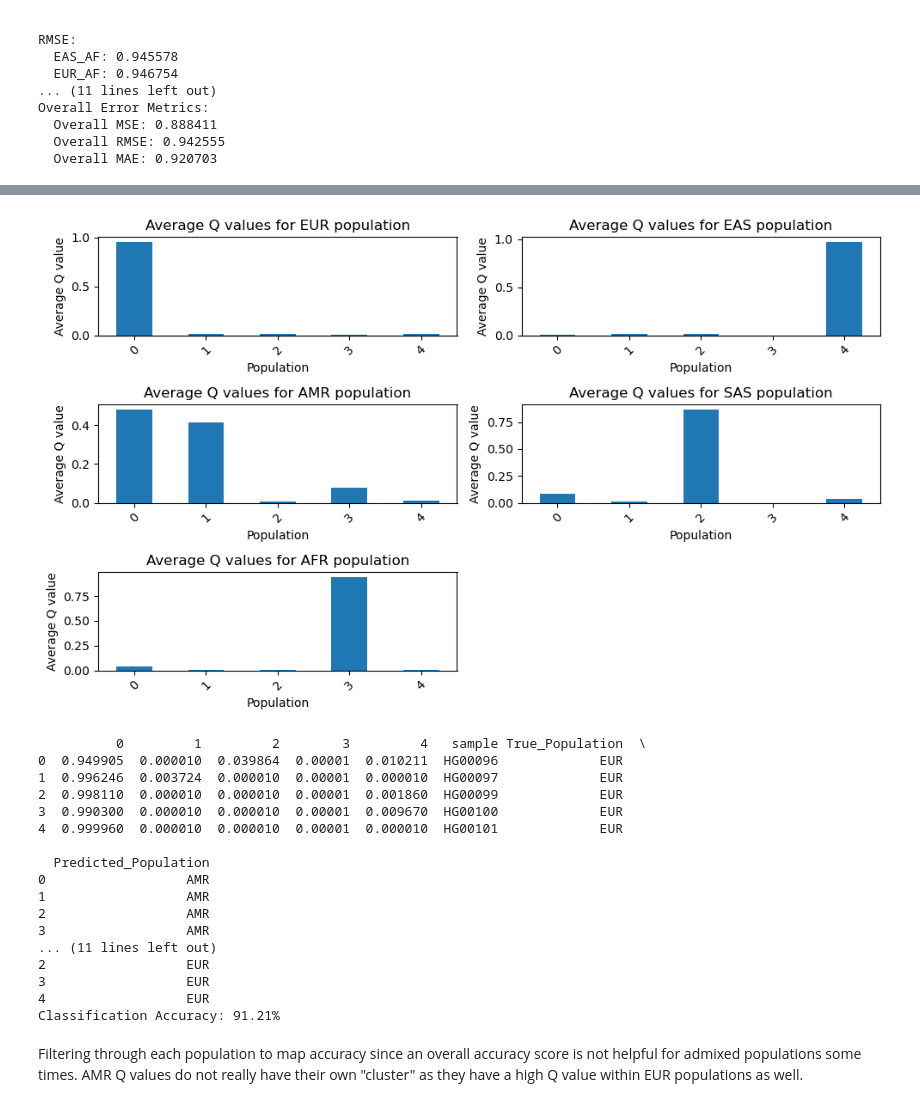
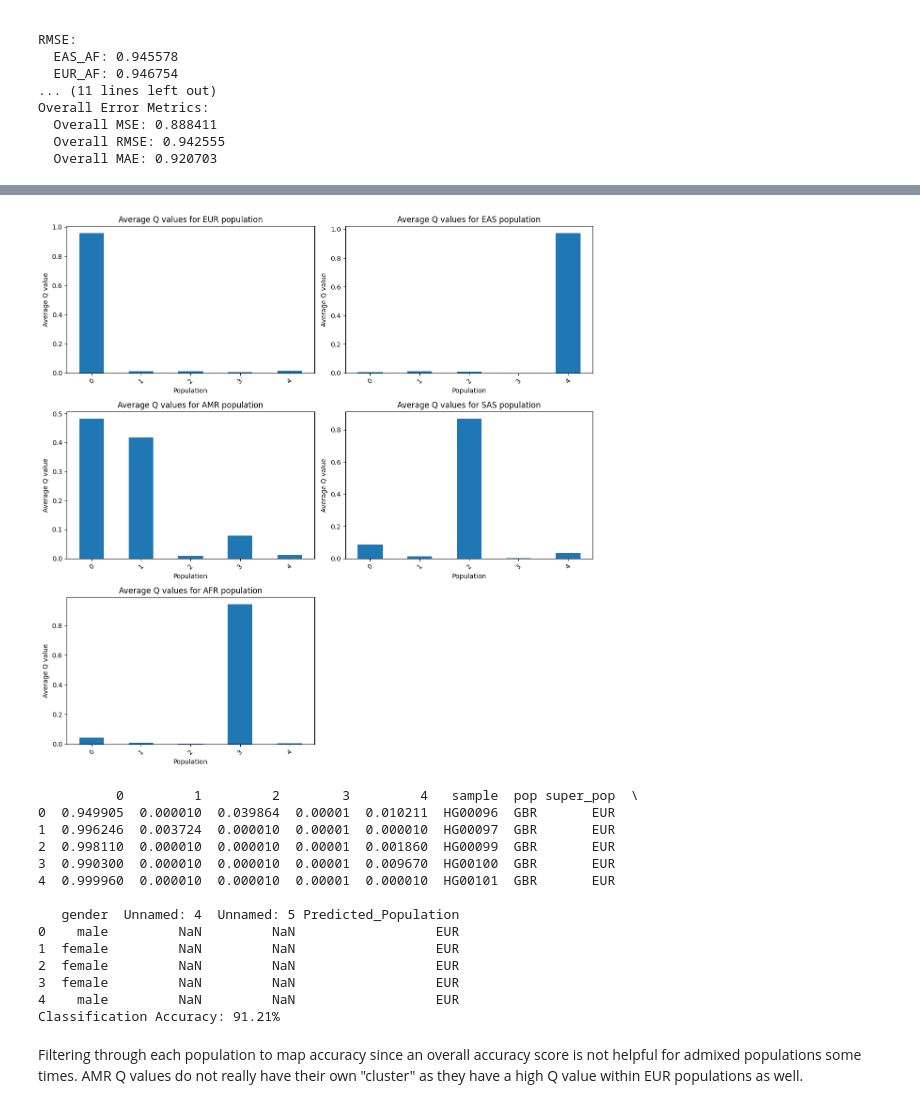
Before and after one commit to tjensen15/Benchmarking-Population-Structure-Tools, a Jupyter notebook: benchmarking_project.ipynb, the cells around one changed output, grey strips where cells are left out. Cells and saved outputs as stored; diff of their text form; code cells hidden in the pictures.

```diff
--- a/benchmarking_project.ipynb
+++ b/benchmarking_project.ipynb
@@ -1067,13 +1175,23 @@ Overall Error Metrics:
   Overall RMSE: 0.942555
   Overall MAE: 0.920703
 # %%
+import pandas as pd
 # Load ADMIXTURE .Q file into a DataFrame
-q_file = '/Users/Tyler/Documents/BIOI500/final_project/admixture_results/ground_truth2.5.Q'
+q_file = '/home/2025/hjensen2/BIOI500/benchmarking_project/final_project/admixture_results/ground_truth2.5.Q'
 # Read the Q file so that I can see how it is delimited
 with open(q_file, 'r') as file:
     print(file.readline())
 q_df = pd.read_csv(q_file, delim_whitespace=True, header=None) # Use whitespace as delimiter
 print(q_df.head())
+
+# Load true and predicted population data
+true_pred_file = 'all_samples.txt' # Example file name
+true_pred_df = pd.read_csv(true_pred_file, sep='\t')  # Load the true and predicted population data
+print(true_pred_df.head())
+
+# Merge the true and predicted population data with Q values
+q_df = pd.concat([q_df, true_pred_df], axis=1)
+print(q_df.head())
 # %% [output]
 0.949905 0.000010 0.039864 0.000010 0.010211
 
@@ -1086,39 +1213,38 @@ print(q_df.head())
 # %%
 import matplotlib.pyplot as plt
-
 # Create subplots with 3 rows and 2 columns (to accommodate 5 populations)
 fig, axes = plt.subplots(nrows=3, ncols=2, figsize=(12, 12))  # 3 rows, 2 columns
 axes = axes.flatten()  # Flatten the axes array for easy indexing
 
 # Loop through each unique population and plot the average Q values
-for i, true_pop in enumerate(q_df['True_Population'].unique()):
+for i, true_pop in enumerate(q_df['super_pop'].unique()):
     # Select all individuals for the current population
-    pop_df = q_df[q_df['True_Population'] == true_pop]
+    pop_df = q_df[q_df['super_pop'] == true_pop]
 
     # Average the Q values across all individuals in the population (columns '0', '1', '2', '3', '4')
     avg_q_values = pop_df.iloc[:, :5].mean()
 
     # Plot the average Q values for the population in the corresponding subplot
-    avg_q_values.plot(kind='bar', ax=axes[i], figsize=(10, 6))
+    avg_q_values.plot(kind='bar', ax=axes[i])
     axes[i].set_xlabel('Population')
     axes[i].set_ylabel('Average Q value')
     axes[i].set_title(f'Average Q values for {true_pop} population')
     axes[i].set_xticks(range(len(avg_q_values)))
     axes[i].set_xticklabels(avg_q_values.index, rotation=45)  # Rotate x labels for better visibility
 
-# Remove the last subplot (since I have 5 populations and 6 subplots)
+# Remove the last subplot (since we have 5 populations and 6 subplots)
 axes[-1].axis('off')
 
 # Adjust layout to avoid overlap
 plt.tight_layout()
 plt.show()
 # %% [output]
-[figure, old version]
+[figure, new version]
 # %%
 # Map sample IDs to populations
-sample_to_pop = dict(zip(metadata["sample"], metadata["super_pop"]))
-q_df["True_Population"] = q_df["sample"].map(sample_to_pop) # Map sample IDs to populations
-print(q_df.head())
+#sample_to_pop = dict(zip(metadata["sample"], metadata["super_pop"]))
+#q_df["True_Population"] = q_df["sample"].map(sample_to_pop) # Map sample IDs to populations
+#print(q_df.head())
 
 # Map the Q values indices to population names (based on earlier analysis of plots, AMR samples make this hard though)
 pop_map = {0: "EUR", 3: "AFR", 2: "SAS", 4: "EAS", 1: "AMR"}
@@ -1128,25 +1254,22 @@ q_df["Predicted_Population"] = q_df.iloc[:, :5].idxmax(axis=1).map(pop_map) # Ma
 print(q_df.head())
 
 # Calculate accuracy
-accuracy = (q_df["True_Population"] == q_df["Predicted_Population"]).mean()
+accuracy = (q_df["super_pop"] == q_df["Predicted_Population"]).mean()
 print(f"Classification Accuracy: {accuracy:.2%}")
 # %% [output]
-          0         1         2        3         4   sample True_Population  \
-0  0.949905  0.000010  0.039864  0.00001  0.010211  HG00096             EUR
-1  0.996246  0.003724  0.000010  0.00001  0.000010  HG00097             EUR
-2  0.998110  0.000010  0.000010  0.00001  0.001860  HG00099             EUR
-3  0.990300  0.000010  0.000010  0.00001  0.009670  HG00100             EUR
-4  0.999960  0.000010  0.000010  0.00001  0.000010  HG00101             EUR
+          0         1         2        3         4   sample  pop super_pop  \
+0  0.949905  0.000010  0.039864  0.00001  0.010211  HG00096  GBR       EUR
+1  0.996246  0.003724  0.000010  0.00001  0.000010  HG00097  GBR       EUR
+2  0.998110  0.000010  0.000010  0.00001  0.001860  HG00099  GBR       EUR
+3  0.990300  0.000010  0.000010  0.00001  0.009670  HG00100  GBR       EUR
+4  0.999960  0.000010  0.000010  0.00001  0.000010  HG00101  GBR       EUR
 
-  Predicted_Population
-0                  AMR
-1                  AMR
-2                  AMR
-3                  AMR
-... (11 lines left out)
-2                  EUR
-3                  EUR
-4                  EUR
+   gender  Unnamed: 4  Unnamed: 5 Predicted_Population
+0    male         NaN         NaN                  EUR
+1  female         NaN         NaN                  EUR
+2  female         NaN         NaN                  EUR
+3  female         NaN         NaN                  EUR
+4    male         NaN         NaN                  EUR
 Classification Accuracy: 91.21%
 # %% [markdown]
 Filtering through each population to map accuracy since an overall accuracy score is not helpful for admixed populations some times. AMR Q values do not really have their own "cluster" as they have a high Q value within EUR populations as well.
```
Also changed, not shown: parts of 17 cells of this notebook.
